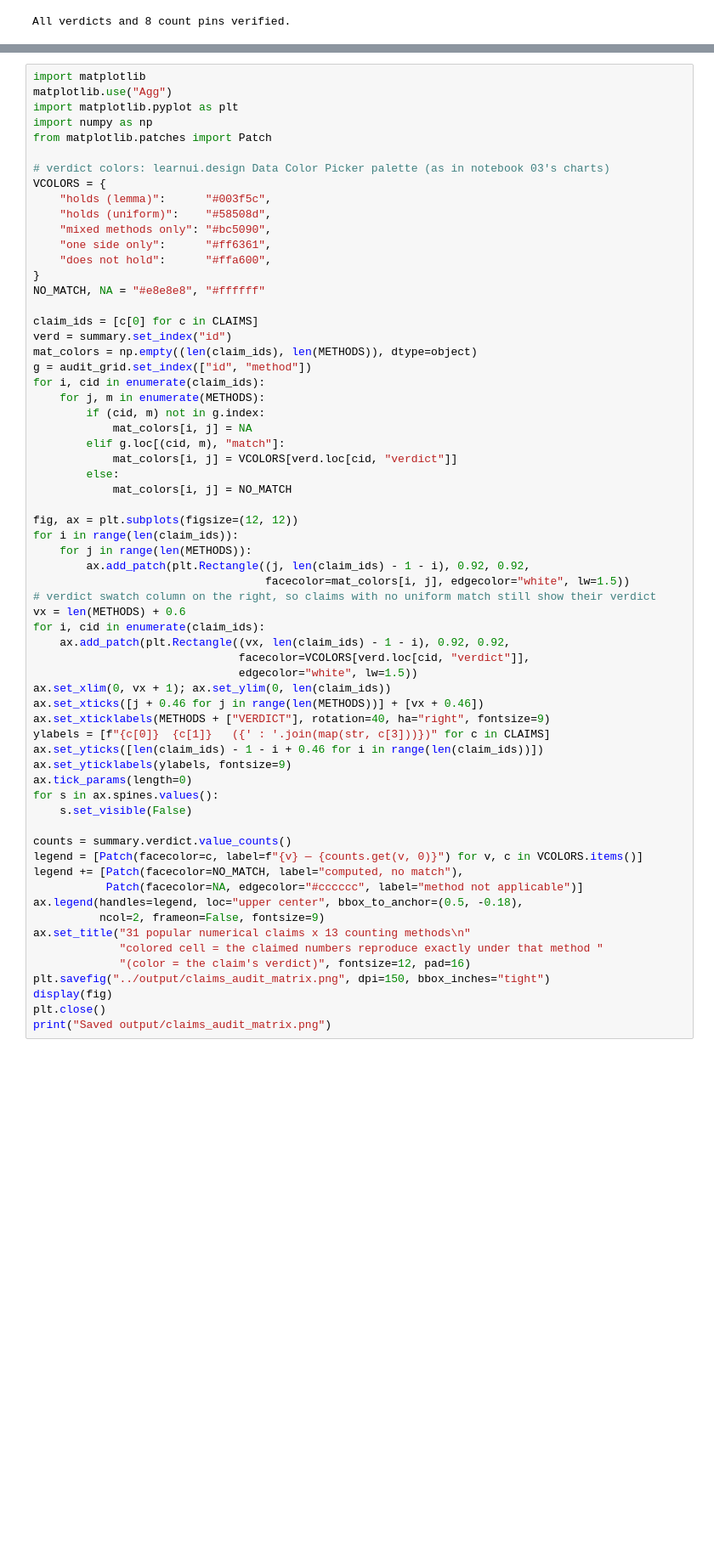
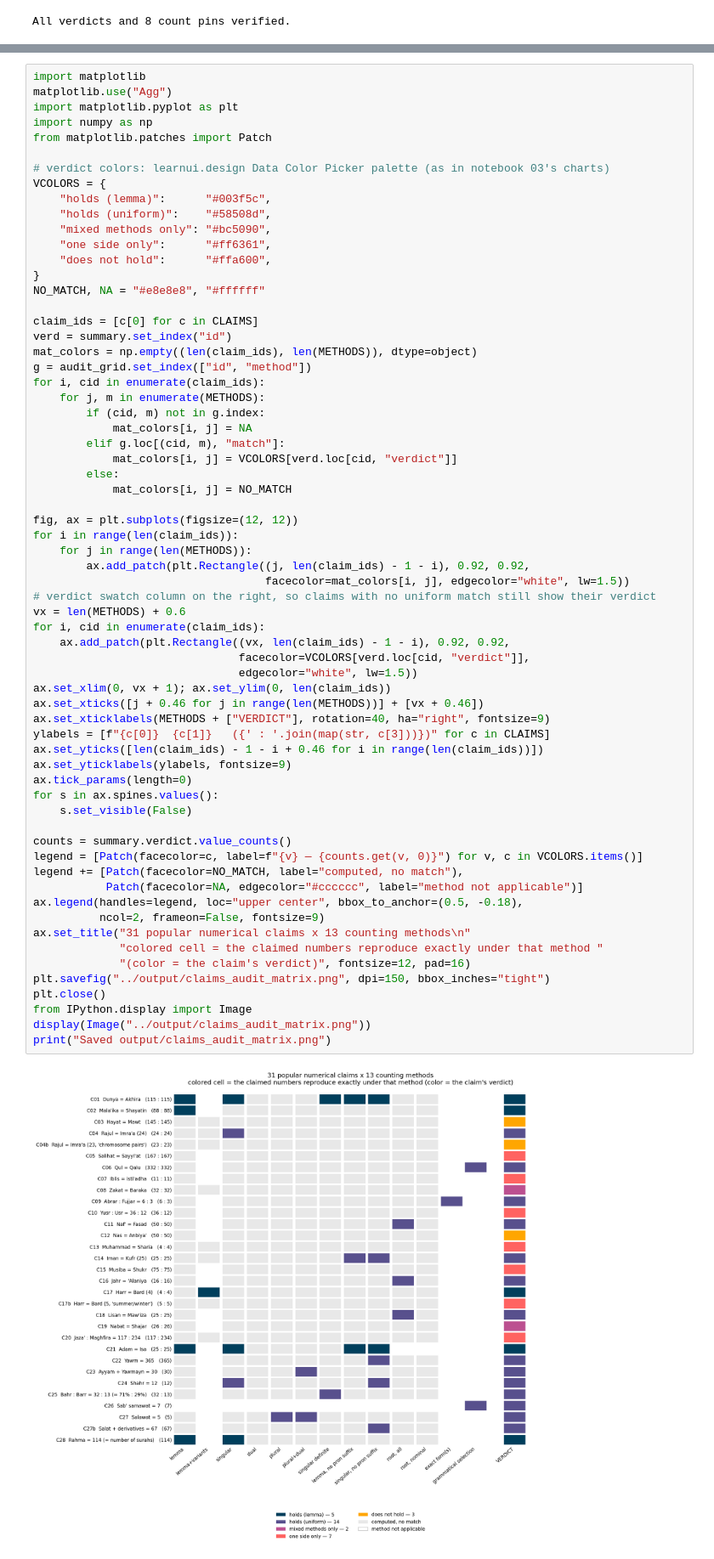
Before and after one commit to taziksh/quran-frequencies, a Jupyter notebook: notebooks/04_claims_audit.ipynb, the cells around one changed output, grey strips where cells are left out. Shown at 85% size. Saved outputs shown, nothing was run; the diff lists cells and outputs as text; blank space fills up the shorter version.

Commit message:
Embed chart images in notebook outputs

```diff
--- a/notebooks/04_claims_audit.ipynb
+++ b/notebooks/04_claims_audit.ipynb
@@ -693,31 +693,33 @@ for i in range(len(claim_ids)):
                                    facecolor=mat_colors[i, j], edgecolor="white", lw=1.5))
 # verdict swatch column on the right, so claims with no uniform match still show their verdict
 vx = len(METHODS) + 0.6
 for i, cid in enumerate(claim_ids):
     ax.add_patch(plt.Rectangle((vx, len(claim_ids) - 1 - i), 0.92, 0.92,
                                facecolor=VCOLORS[verd.loc[cid, "verdict"]],
                                edgecolor="white", lw=1.5))
 ax.set_xlim(0, vx + 1); ax.set_ylim(0, len(claim_ids))
 ax.set_xticks([j + 0.46 for j in range(len(METHODS))] + [vx + 0.46])
 ax.set_xticklabels(METHODS + ["VERDICT"], rotation=40, ha="right", fontsize=9)
 ylabels = [f"{c[0]}  {c[1]}   ({' : '.join(map(str, c[3]))})" for c in CLAIMS]
 ax.set_yticks([len(claim_ids) - 1 - i + 0.46 for i in range(len(claim_ids))])
 ax.set_yticklabels(ylabels, fontsize=9)
 ax.tick_params(length=0)
 for s in ax.spines.values():
     s.set_visible(False)
 
 counts = summary.verdict.value_counts()
 legend = [Patch(facecolor=c, label=f"{v} — {counts.get(v, 0)}") for v, c in VCOLORS.items()]
 legend += [Patch(facecolor=NO_MATCH, label="computed, no match"),
            Patch(facecolor=NA, edgecolor="#cccccc", label="method not applicable")]
 ax.legend(handles=legend, loc="upper center", bbox_to_anchor=(0.5, -0.18),
           ncol=2, frameon=False, fontsize=9)
 ax.set_title("31 popular numerical claims x 13 counting methods\n"
              "colored cell = the claimed numbers reproduce exactly under that method "
              "(color = the claim's verdict)", fontsize=12, pad=16)
 plt.savefig("../output/claims_audit_matrix.png", dpi=150, bbox_inches="tight")
-display(fig)
 plt.close()
+from IPython.display import Image
+display(Image("../output/claims_audit_matrix.png"))
 print("Saved output/claims_audit_matrix.png")
 # %% [output]
+[figure, added]
```
Also changed, not shown: parts of 1 cell of this notebook, 1 other file.
